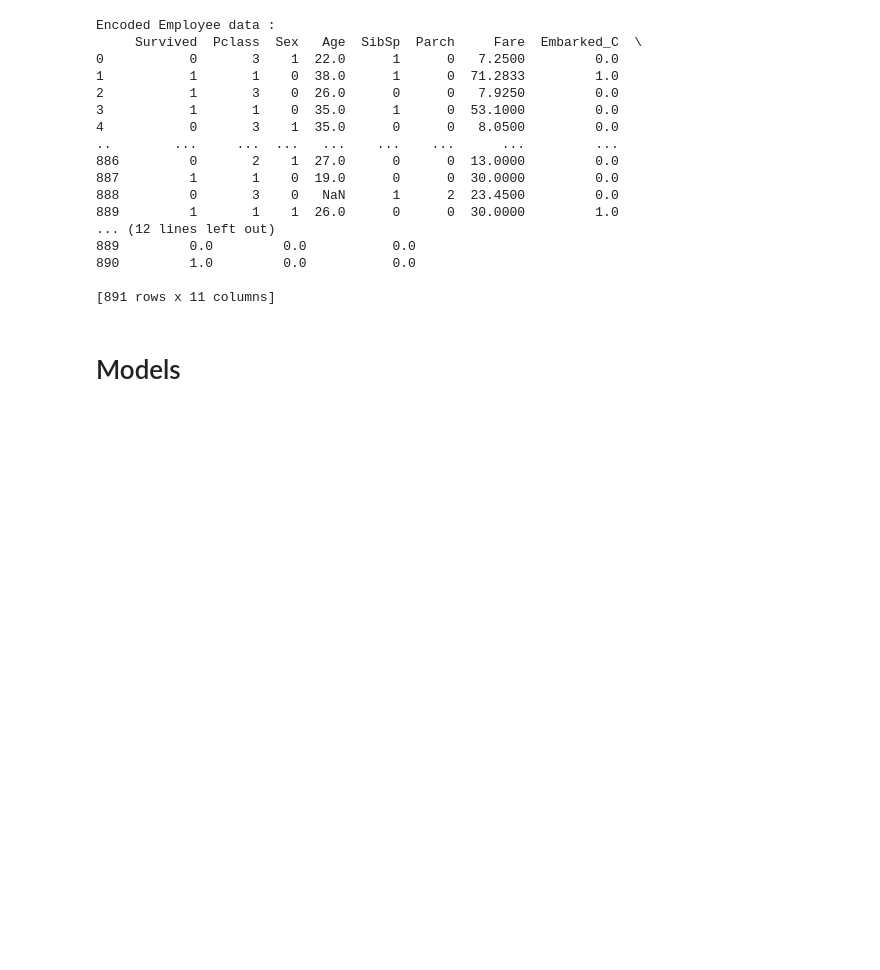
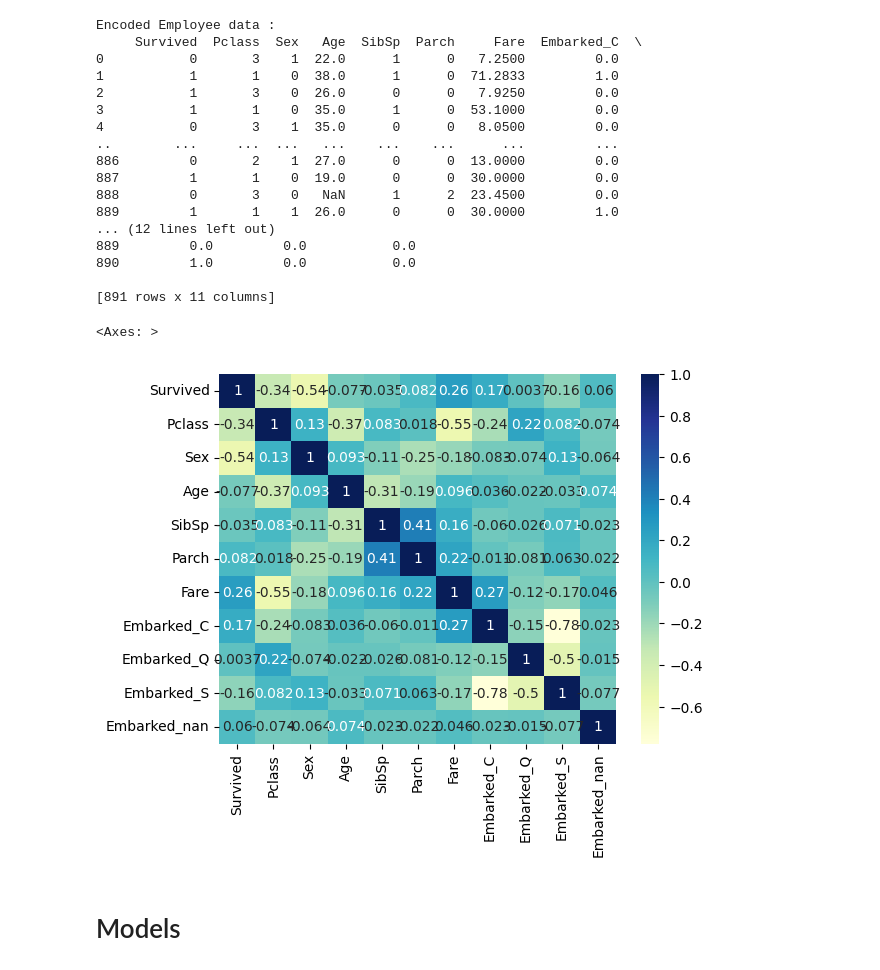
Before and after one commit to ebarranbeck/Titanic-2, a Jupyter notebook: titanic_model.ipynb, the cells around one changed output. Cells and saved outputs as stored; diff of their text form; code cells hidden in the pictures; blank space fills up the shorter version.

```diff
--- a/titanic_model.ipynb
+++ b/titanic_model.ipynb
@@ -54,6 +57,12 @@ Encoded Employee data :
 890         1.0         0.0           0.0
 
 [891 rows x 11 columns]
+# %%
+corr_mat = df.corr(numeric_only=True)
+sns.heatmap(corr_mat, cmap="YlGnBu", annot=True)
+# %% [output]
+<Axes: >
+[figure, added]
 # %%
 X=df.drop(["Survived"],axis=1)
 y=df[['Survived']]
```
Also changed, not shown: parts of 1 cell of this notebook, 2 other files.
